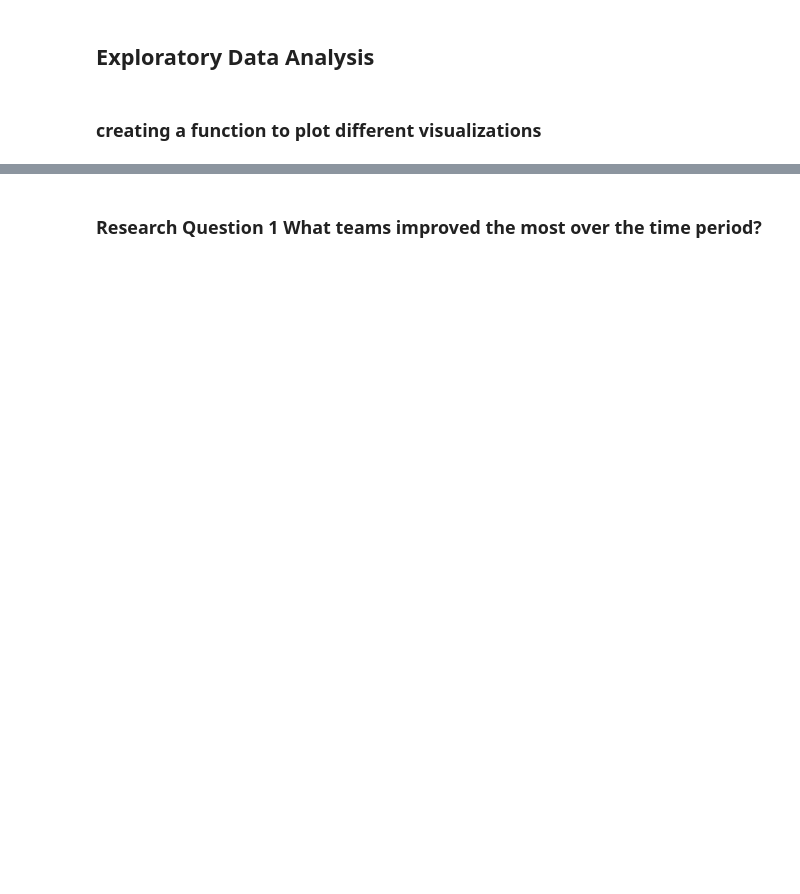
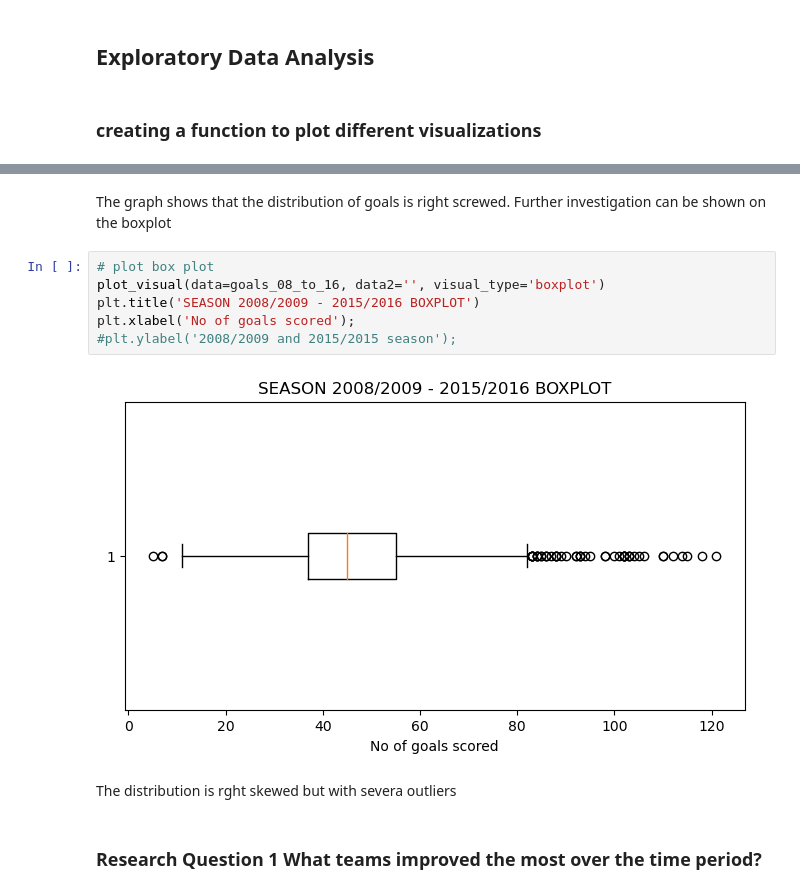
Before and after one commit to Daviedavie100/Investigating_dataset_project, a Jupyter notebook: Investigate_a_Dataset.ipynb, the cells around one changed output, grey strips where cells are left out. Saved outputs shown, nothing was run; the diff lists cells and outputs as text; blank space fills up the shorter version.

```diff
--- a/Investigate_a_Dataset.ipynb
+++ b/Investigate_a_Dataset.ipynb
@@ -1421,2 +1377,14 @@ plt.ylabel('No of goals scored in 2008/2009 and 2015/2015 season')
+# %% [markdown]
+The graph shows that the distribution of goals is right screwed. Further investigation can be shown on the boxplot
+# %%
+# plot box plot
+plot_visual(data=goals_08_to_16, data2='', visual_type='boxplot')
+plt.title('SEASON 2008/2009 - 2015/2016 BOXPLOT')
+plt.xlabel('No of goals scored');
+#plt.ylabel('2008/2009 and 2015/2015 season');
+# %% [output]
+[figure, added]
+# %% [markdown]
+The distribution is rght skewed but with severa outliers
 # %% [markdown]
 ### Research Question 1 What teams improved the most over the time period?
```
Also changed, not shown: parts of 35 cells of this notebook.
